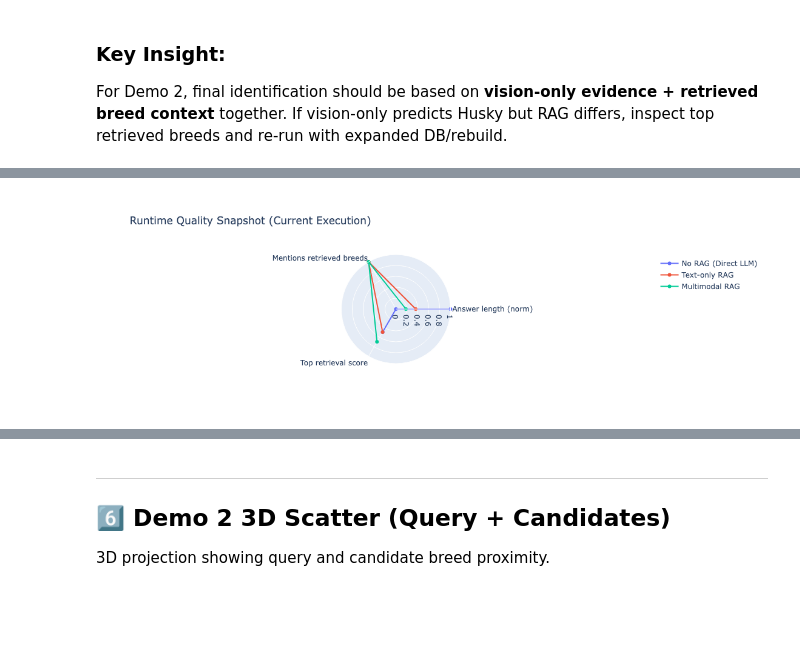
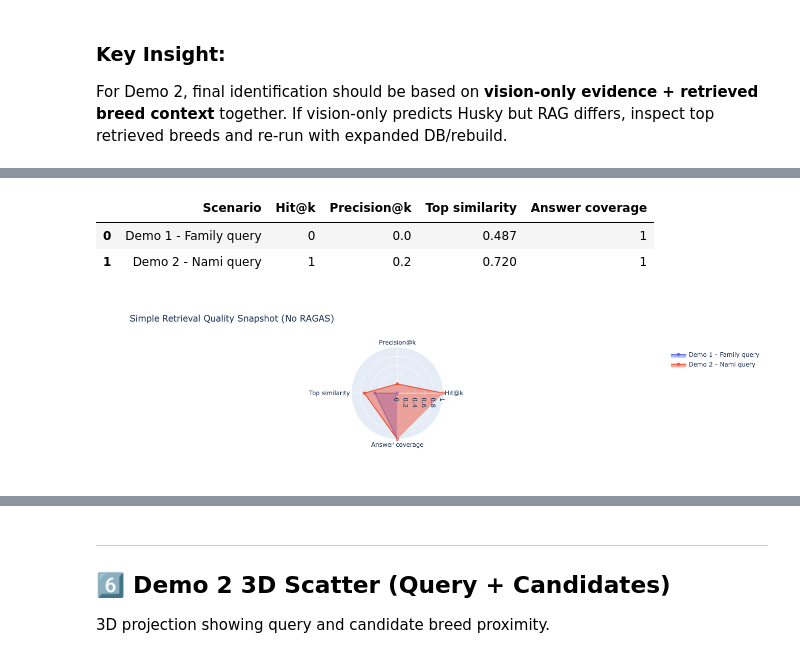
Before and after one commit to adrianamendez/Ai-architecture-rag-document-analyzer, a Jupyter notebook: rag_demo_notebook.ipynb, the cells around one changed output, grey strips where cells are left out. Cells and saved outputs as stored; diff of their text form; code cells hidden in the pictures; blank space fills up the shorter version.

```diff
--- a/rag_demo_notebook.ipynb
+++ b/rag_demo_notebook.ipynb
@@ -1037,24 +1169,63 @@ runtime_eval
+# %%
+# Simple deterministic evaluation (no RAGAS)
+
+def _norm(s):
+    return (s or '').strip().lower()
+
+def _contains_any(text, values):
+    t = _norm(text)
+    return any(_norm(v) in t for v in values if _norm(v))
+
+# Demo 1 expectations
+q1_expected = {'beagle', 'golden retriever', 'labrador retriever'}
+q1_docs = retrieved_docs if 'retrieved_docs' in globals() else []
+q1_breeds = [d.get('metadata', {}).get('breed', '') for d in q1_docs]
+q1_topk = min(5, len(q1_breeds))
+q1_hit = int(any(_norm(b) in q1_expected for b in q1_breeds[:q1_topk])) if q1_topk else 0
+q1_precision = (sum(1 for b in q1_breeds[:q1_topk] if _norm(b) in q1_expected) / q1_topk) if q1_topk else 0.0
+q1_top_sim = max([float(d.get('similarity', 0.0)) for d in q1_docs], default=0.0)
+q1_answer_coverage = int(_contains_any(rag_response if 'rag_response' in globals() else '', q1_breeds[:q1_topk]))
+
+# Demo 2 expectations
+q2_expected = {'siberian husky'}
+q2_docs = nami_retrieved_docs if 'nami_retrieved_docs' in globals() else []
+q2_breeds = [d.get('metadata', {}).get('breed', '') for d in q2_docs]
+q2_topk = min(5, len(q2_breeds))
+q2_hit = int(any(_norm(b) in q2_expected for b in q2_breeds[:q2_topk])) if q2_topk else 0
+q2_precision = (sum(1 for b in q2_breeds[:q2_topk] if _norm(b) in q2_expected) / q2_topk) if q2_topk else 0.0
+q2_top_sim = max([float(d.get('similarity', 0.0)) for d in q2_docs], default=0.0)
+q2_answer_coverage = int(_contains_any(nami_rag_response if 'nami_rag_response' in globals() else '', q2_breeds[:q2_topk]))
+
+simple_eval_df = pd.DataFrame([
+    {'Scenario': 'Demo 1 - Family query', 'Hit@k': q1_hit, 'Precision@k': round(q1_precision, 3), 'Top similarity': round(q1_top_sim, 3), 'Answer coverage': q1_answer_coverage},
+    {'Scenario': 'Demo 2 - Nami query', 'Hit@k': q2_hit, 'Precision@k': round(q2_precision, 3), 'Top similarity': round(q2_top_sim, 3), 'Answer coverage': q2_answer_coverage},
+])
+
+simple_eval_df
+# %% [output]
+|  | Scenario | Hit@k | Precision@k | Top similarity | Answer coverage |
+| 0 | Demo 1 - Family query | 0 | 0.0 | 0.487 | 1 |
+| 1 | Demo 2 - Nami query | 1 | 0.2 | 0.720 | 1 |
 # %%
-# Radar chart from runtime snapshot
-metrics = ['Answer length (norm)', 'Mentions retrieved breeds', 'Top retrieval score']
-
-plot_df = runtime_eval.copy()
-max_len = max(plot_df['Answer length'].max(), 1)
-plot_df['Answer length (norm)'] = plot_df['Answer length'] / max_len
-plot_df['Mentions retrieved breeds'] = plot_df['Mentions retrieved breeds'].astype(float)
+# Radar chart from simple evaluation
+plot_df = simple_eval_df.copy()
+metrics = ['Hit@k', 'Precision@k', 'Top similarity', 'Answer coverage']
 
 fig = go.Figure()
 for _, row in plot_df.iterrows():
+    values = [float(row[m]) for m in metrics]
     fig.add_trace(go.Scatterpolar(
-        r=[row['Answer length (norm)'], row['Mentions retrieved breeds'], row['Top retrieval score']],
+        r=values,
         theta=metrics,
-        name=row['Strategy']
+        fill='toself',
+        name=row['Scenario']
     ))
 
 fig.update_layout(
     polar=dict(radialaxis=dict(visible=True, range=[0, 1])),
-    title='Runtime Quality Snapshot (Current Execution)'
+    title='Simple Retrieval Quality Snapshot (No RAGAS)',
+    showlegend=True
 )
 fig.show()
 # %% [output]
-[figure, old version]
+[figure, new version]
```
Also changed, not shown: parts of 30 cells of this notebook, 5 other files.
